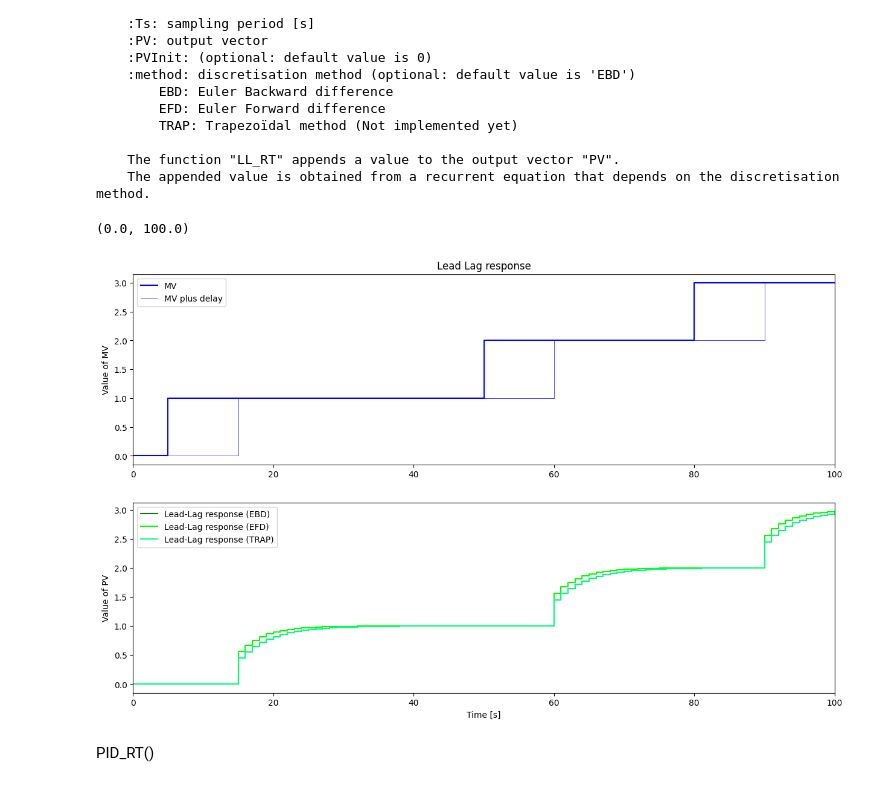
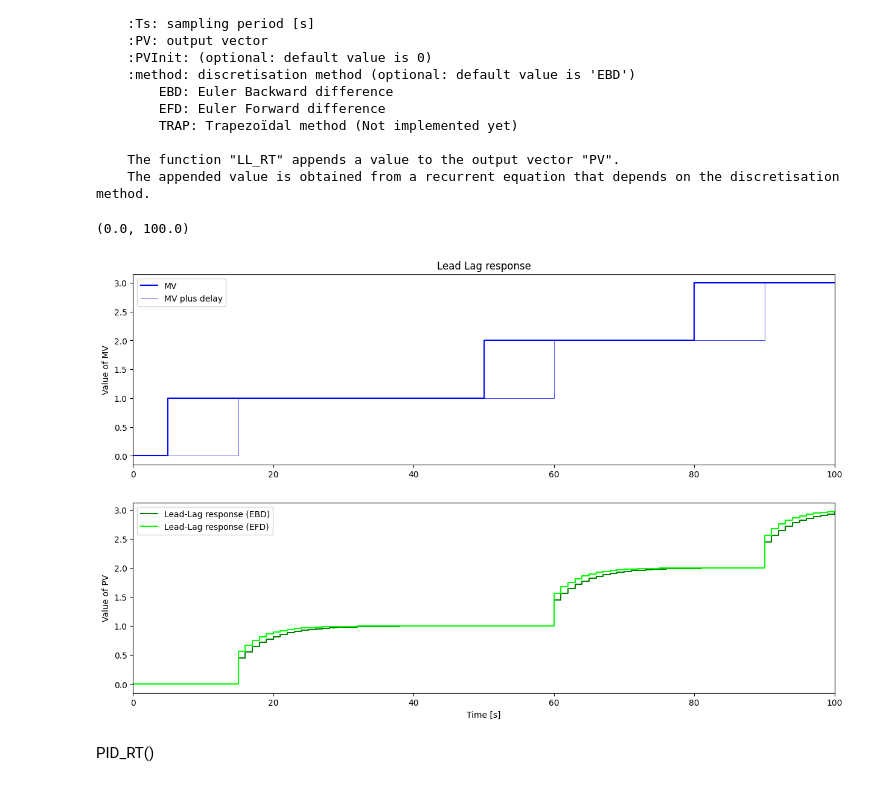
Before and after one commit to hctel/TCLab_software_V4, a Jupyter notebook: package_LAB.ipynb, the cells around one changed output. Drawn from its saved outputs; the diff is of its cells as text; code cells hidden in the pictures.

```diff
--- a/package_LAB.ipynb
+++ b/package_LAB.ipynb
@@ -60,35 +60,34 @@ Tlead = 5
 Tlag = 4
 theta = 10
 
 for i in range(0,N):
     t.append(i*Ts)
     SelectPath_RT(MVPath,t,MV) #Permet de chopper la valeur de MV selon MVPath et t
     Delay_RT(MV,theta,Ts,MVDelay)
     LL_RT(MVDelay,Kp,Tlead, Tlag,Ts,PV_EBD)
     LL_RT(MVDelay,Kp,Tlead, Tlag,Ts,PV_EFD,0,'EFD')
     LL_RT(MVDelay,Kp,Tlead, Tlag,Ts,PV_TRAP,0,'TRAP')
 
 plt.figure(figsize = (15,9))
 
 plt.subplot(2,1,1)
 plt.step(t,MV,'b-',label='MV',where='post')
 plt.step(t,MVDelay,'b-',linewidth=0.5,label='MV plus delay',where='post')
 plt.ylabel('Value of MV')
 plt.title('Lead Lag response')
 plt.legend(loc='best')
 plt.xlim([0, TSim])
 
 plt.subplot(2,1,2)
 plt.step(t,PV_EBD,'g-',label='Lead-Lag response (EBD)',where='post')
 plt.step(t,PV_EFD,'lime',label='Lead-Lag response (EFD)',where='post')
-plt.step(t,PV_TRAP,'springgreen',label='Lead-Lag response (TRAP)',where='post')
 plt.ylabel('Value of PV')
 plt.xlabel('Time [s]')
 plt.legend(loc='best')
 plt.xlim([0, TSim])
 # %% [output]
 (0.0, 100.0)
-[figure, old version]
+[figure, new version]
 # %% [markdown]
 PID_RT()
 # %%
```
Also changed, not shown: parts of 3 cells of this notebook, 11 other files.
